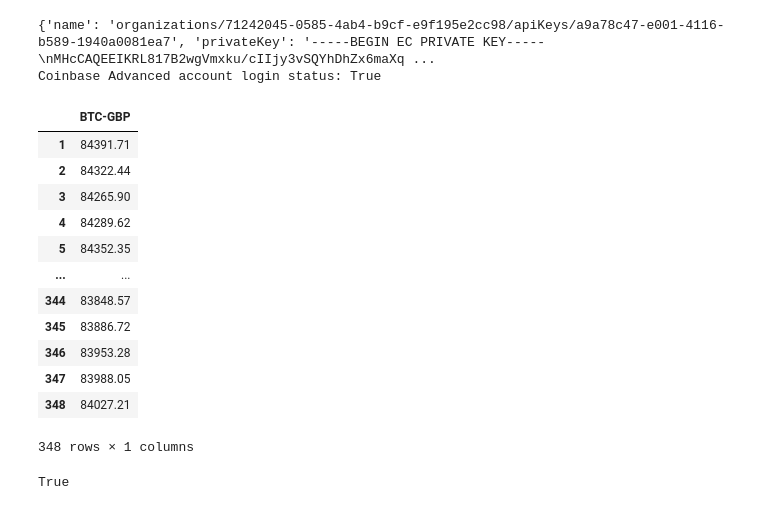
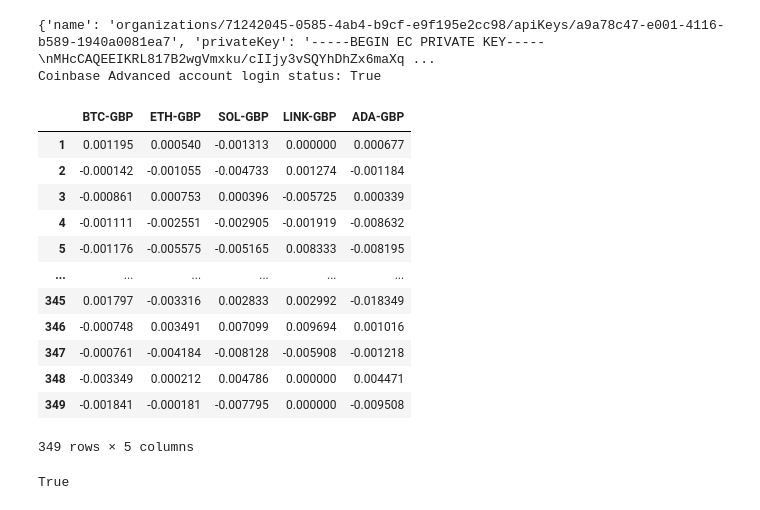
Before and after one commit to AmjadSaidam/Coinbase-DL-Portfolio-Buyer, a Jupyter notebook: backtest.ipynb, the cells around one changed output. Drawn from its saved outputs; the diff is of its cells as text; code cells hidden in the pictures.

```diff
--- a/backtest.ipynb
+++ b/backtest.ipynb
@@ -45,22 +45,22 @@ data_max = {'minutes': 350}
 # pull data
 dataset_returns = cb_account.coinbase_data(products = tickers, time_frame_candle = data_frequency, freq = freq, **data_max)
 dataset_prices = cb_account.coinbase_data(products = tickers, time_frame_candle = data_frequency, get_returns = False, freq = freq, **data_max)
-# %%
-dataset_prices
-# %% [output]
-|  | BTC-GBP |
-| 1 | 84391.71 |
-| 2 | 84322.44 |
-| 3 | 84265.90 |
-| 4 | 84289.62 |
-| 5 | 84352.35 |
-| ... | ... |
-| 344 | 83848.57 |
-| 345 | 83886.72 |
-| 346 | 83953.28 |
-| 347 | 83988.05 |
-| 348 | 84027.21 |
-348 rows × 1 columns
+# %%
+dataset_returns
+# %% [output]
+|  | BTC-GBP | ETH-GBP | SOL-GBP | LINK-GBP | ADA-GBP |
+| 1 | 0.001195 | 0.000540 | -0.001313 | 0.000000 | 0.000677 |
+| 2 | -0.000142 | -0.001055 | -0.004733 | 0.001274 | -0.001184 |
+| 3 | -0.000861 | 0.000753 | 0.000396 | -0.005725 | 0.000339 |
+| 4 | -0.001111 | -0.002551 | -0.002905 | -0.001919 | -0.008632 |
+| 5 | -0.001176 | -0.005575 | -0.005165 | 0.008333 | -0.008195 |
+| ... | ... | ... | ... | ... | ... |
+| 345 | 0.001797 | -0.003316 | 0.002833 | 0.002992 | -0.018349 |
+| 346 | -0.000748 | 0.003491 | 0.007099 | 0.009694 | 0.001016 |
+| 347 | -0.000761 | -0.004184 | -0.008128 | -0.005908 | -0.001218 |
+| 348 | -0.003349 | 0.000212 | 0.004786 | 0.000000 | 0.004471 |
+| 349 | -0.001841 | -0.000181 | -0.007795 | 0.000000 | -0.009508 |
+349 rows × 5 columns
 # %%
 # check dataset shapes are equal
 dataset_returns.shape == dataset_prices.shape
```
Also changed, not shown: parts of 15 cells of this notebook.
